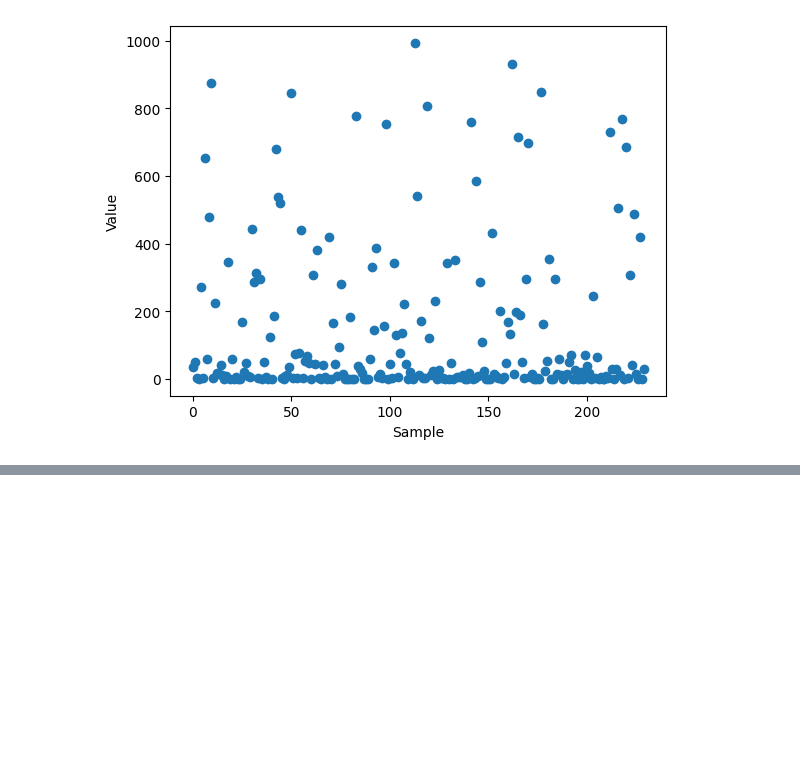
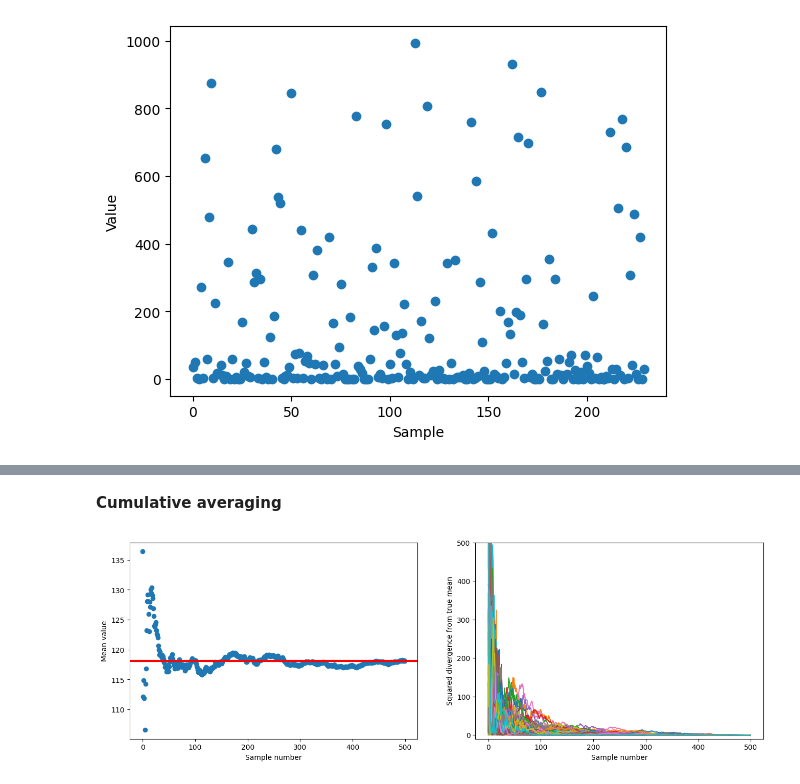
Before and after one commit to aiphae/python-scientific, a Jupyter notebook: project-2/project-2.ipynb, the cells around one changed output, grey strips where cells are left out. Cells and saved outputs as stored; diff of their text form; code cells hidden in the pictures; blank space fills up the shorter version.

Commit message:
Completed second project

```diff
--- a/project-2/project-2.ipynb
+++ b/project-2/project-2.ipynb
@@ -25,0 +55,46 @@ plt.show()
+# %% [markdown]
+**Cumulative averaging**
+# %%
+current_sum = 0
+averages = []
+for i in range(1, sample_amount + 1):
+    current_sum = current_sum + means[i - 1]
+    average = current_sum / i
+    averages.append(average)
+
+plt.figure(figsize=(16, 5))
+
+# First plot (cumulative averages)
+plt.subplot(1, 2, 1)
+plt.plot(averages, 'o')
+plt.axhline(true_mean, color='r', linewidth=3, label='True mean')
+
+plt.xlabel('Sample number')
+plt.ylabel('Mean value')
+
+# Second plot (divergences)
+divergences = []
+for i in range(100):
+    current_divergences = []
+    means = make_sample()
+    true_mean = numpy.mean(means)
+    current_sum = 0
+    for j in range(1, sample_amount + 1):
+        current_sum = current_sum + means[j - 1]
+        average = current_sum / j
+        squared_difference = (true_mean - average) ** 2
+        current_divergences.append(squared_difference)
+    divergences.append(current_divergences)
+
+plt.subplot(1, 2, 2)
+for divergence in divergences:
+    plt.plot(divergence)
+
+plt.ylim([-10, 500])
+
+plt.xlabel('Sample number')
+plt.ylabel('Squared divergence from true mean')
+
+plt.show()
+# %% [output]
+[figure, added]
```
Also changed, not shown: parts of 3 cells of this notebook.
